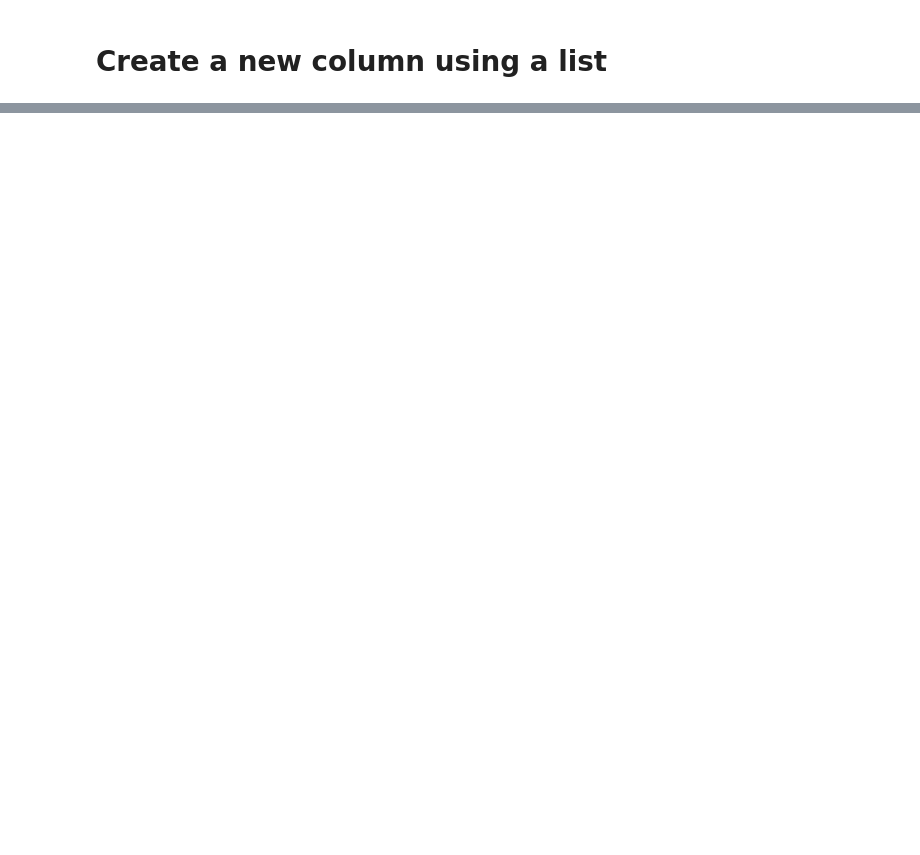
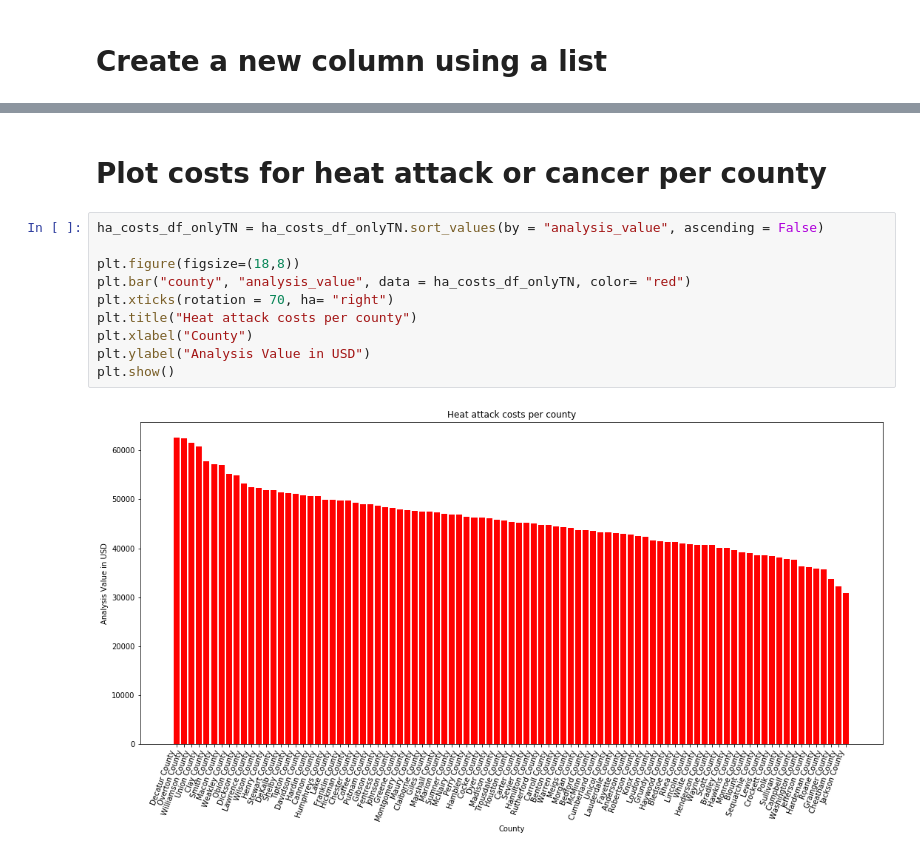
Before and after one commit to nehasawhney/vanderbilt-data-essentials-cohort-2, a Jupyter notebook: HealthCareCostAnalysis_DSE_Module_Project.ipynb, the cells around one changed output, grey strips where cells are left out. Drawn from its saved outputs; the diff is of its cells as text; blank space fills up the shorter version.

```diff
--- a/HealthCareCostAnalysis_DSE_Module_Project.ipynb
+++ b/HealthCareCostAnalysis_DSE_Module_Project.ipynb
@@ -434,0 +515,14 @@ income_county_agg.head()
+# %% [markdown]
+# Plot costs for heat attack or cancer per county
+# %%
+ha_costs_df_onlyTN = ha_costs_df_onlyTN.sort_values(by = "analysis_value", ascending = False)
+
+plt.figure(figsize=(18,8))
+plt.bar("county", "analysis_value", data = ha_costs_df_onlyTN, color= "red")
+plt.xticks(rotation = 70, ha= "right")
+plt.title("Heat attack costs per county")
+plt.xlabel("County")
+plt.ylabel("Analysis Value in USD")
+plt.show()
+# %% [output]
+[figure, added]
```
Also changed, not shown: parts of 148 cells of this notebook.
